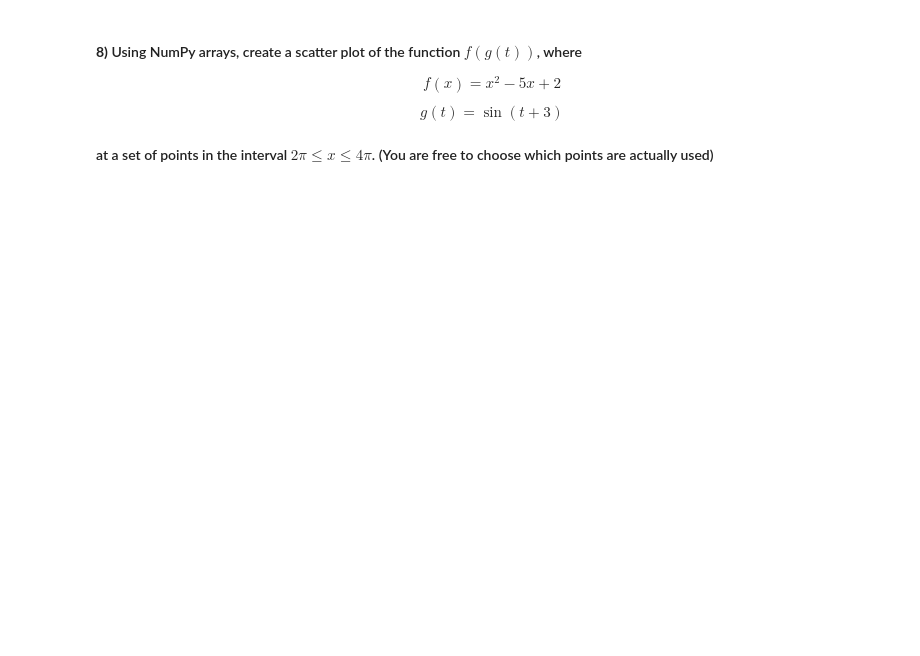
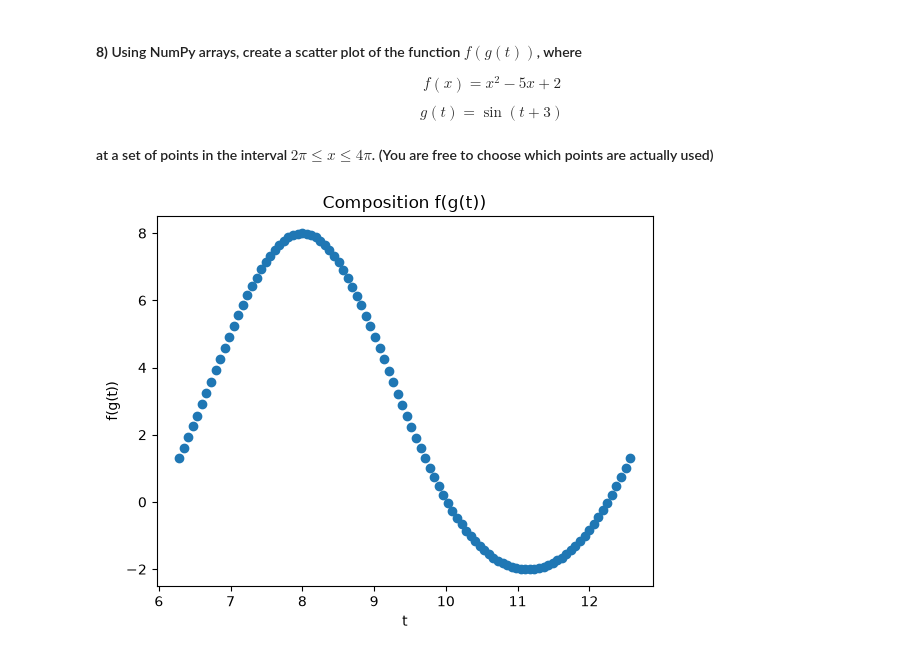
Before and after one commit to XintongIceyLi/datasci185fall2026, a Jupyter notebook: Lecture_05_Libraries_and_Specialized_Functions/Lecture5 copy.ipynb, the cells around one changed output. Saved outputs shown, nothing was run; the diff lists cells and outputs as text; code cells hidden in the pictures; blank space fills up the shorter version.

```diff
--- a/Lecture_05_Libraries_and_Specialized_Functions/Lecture5 copy.ipynb
+++ b/Lecture_05_Libraries_and_Specialized_Functions/Lecture5 copy.ipynb
@@ -834,0 +899,13 @@ $$ g(t) = \sin(t + 3) $$
+# %%
+# your code here
+t_values = np.linspace(2 * np.pi, 4 * np.pi, 100)
+g_of_t = np.sin(t_values + 3)
+f_of_g = g_of_t**2 - 5 * g_of_t + 2
+
+plt.scatter(x=t_values, y=f_of_g)
+plt.xlabel("t")
+plt.ylabel("f(g(t))")
+plt.title("Composition f(g(t))")
+plt.show()
+# %% [output]
+[figure, added]
```
Also changed, not shown: parts of 23 cells of this notebook, 21 other files.
